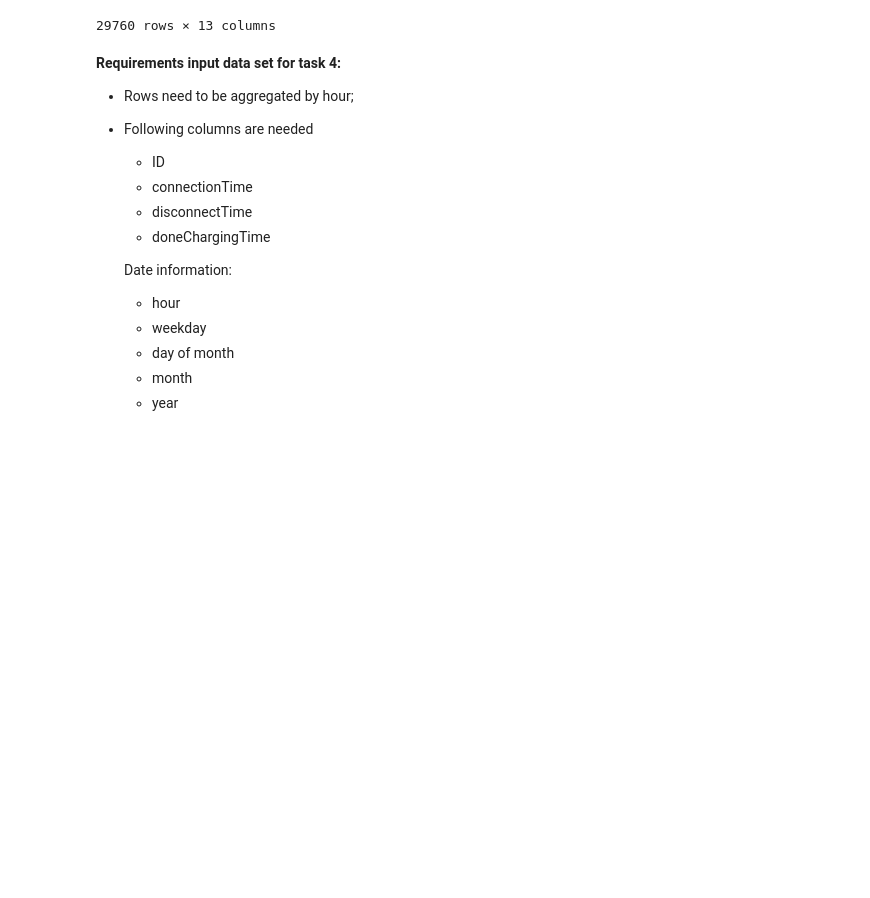
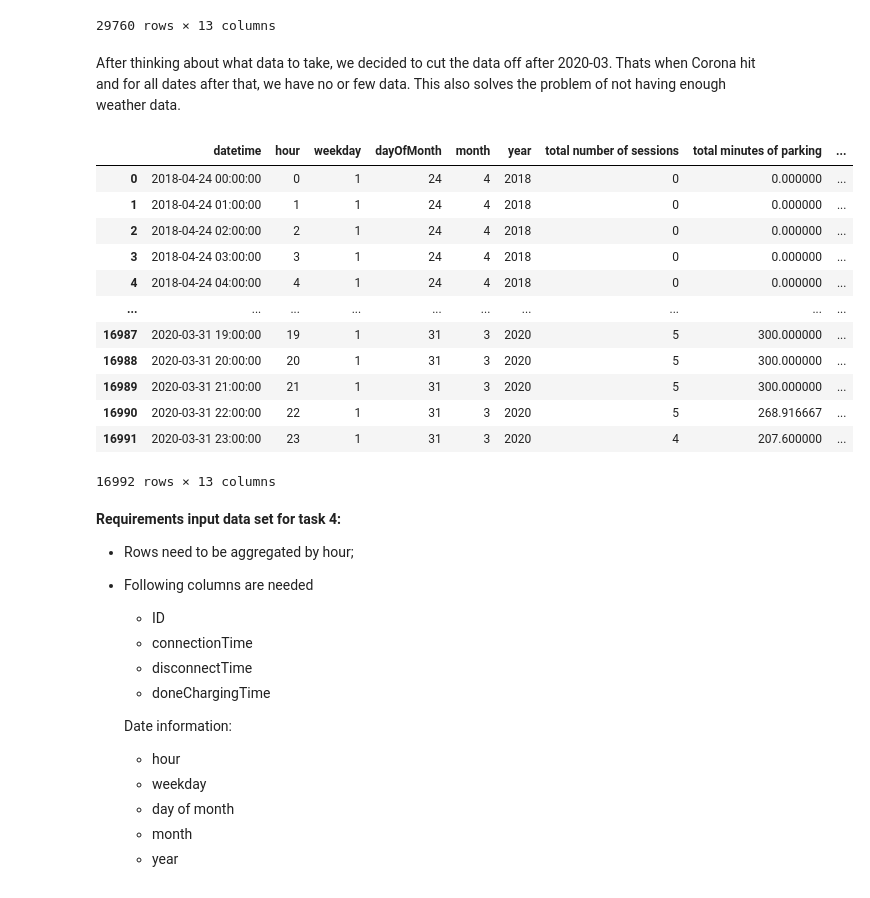
Before and after one commit to Sithkiller3000/AA2024, a Jupyter notebook: predictiveAnalysis/predictive_analytics_dataPrep.ipynb, the cells around one changed output. Cells and saved outputs as stored; diff of their text form; code cells hidden in the pictures; blank space fills up the shorter version.

```diff
--- a/predictiveAnalysis/predictive_analytics_dataPrep.ipynb
+++ b/predictiveAnalysis/predictive_analytics_dataPrep.ipynb
@@ -186,3 +186,23 @@ final_rf2
 | 29758 | 2021-09-14 22:00:00 | 22 | 1 | 14 | 9 | 2021 | 0 | 0.0 | ... |
 | 29759 | 2021-09-14 23:00:00 | 23 | 1 | 14 | 9 | 2021 | 0 | 0.0 | ... |
 29760 rows × 13 columns
+# %% [markdown]
+After thinking about what data to take, we decided to cut the data off after 2020-03. Thats when Corona hit and for all dates after that, we have no or few data. This also solves the problem of not having enough weather data.
+# %%
+final_rf2 = final_rf2[final_rf2["datetime"] <= "2020-03-31 23:00:00"]
+final_rf1 = final_rf1[final_rf1["datetime"] <= "2020-03-31 23:00:00"]
+final_rf1
+# %% [output]
+|  | datetime | hour | weekday | dayOfMonth | month | year | total number of sessions | total minutes of parking | ... |
+| 0 | 2018-04-24 00:00:00 | 0 | 1 | 24 | 4 | 2018 | 0 | 0.000000 | ... |
+| 1 | 2018-04-24 01:00:00 | 1 | 1 | 24 | 4 | 2018 | 0 | 0.000000 | ... |
+| 2 | 2018-04-24 02:00:00 | 2 | 1 | 24 | 4 | 2018 | 0 | 0.000000 | ... |
+| 3 | 2018-04-24 03:00:00 | 3 | 1 | 24 | 4 | 2018 | 0 | 0.000000 | ... |
+| 4 | 2018-04-24 04:00:00 | 4 | 1 | 24 | 4 | 2018 | 0 | 0.000000 | ... |
+| ... | ... | ... | ... | ... | ... | ... | ... | ... | ... |
+| 16987 | 2020-03-31 19:00:00 | 19 | 1 | 31 | 3 | 2020 | 5 | 300.000000 | ... |
+| 16988 | 2020-03-31 20:00:00 | 20 | 1 | 31 | 3 | 2020 | 5 | 300.000000 | ... |
+| 16989 | 2020-03-31 21:00:00 | 21 | 1 | 31 | 3 | 2020 | 5 | 300.000000 | ... |
+| 16990 | 2020-03-31 22:00:00 | 22 | 1 | 31 | 3 | 2020 | 5 | 268.916667 | ... |
+| 16991 | 2020-03-31 23:00:00 | 23 | 1 | 31 | 3 | 2020 | 4 | 207.600000 | ... |
+16992 rows × 13 columns
```
Also changed, not shown: parts of 1 cell of this notebook, 3 other files.
